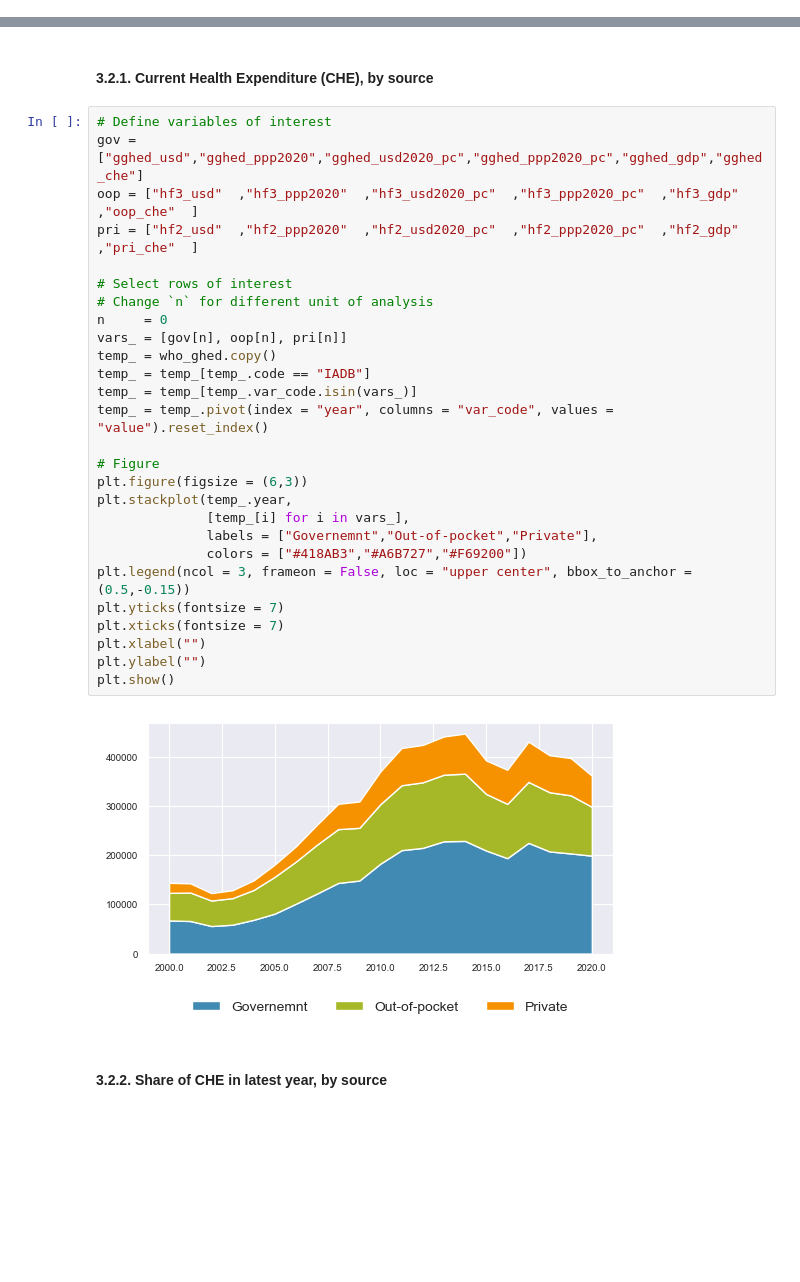
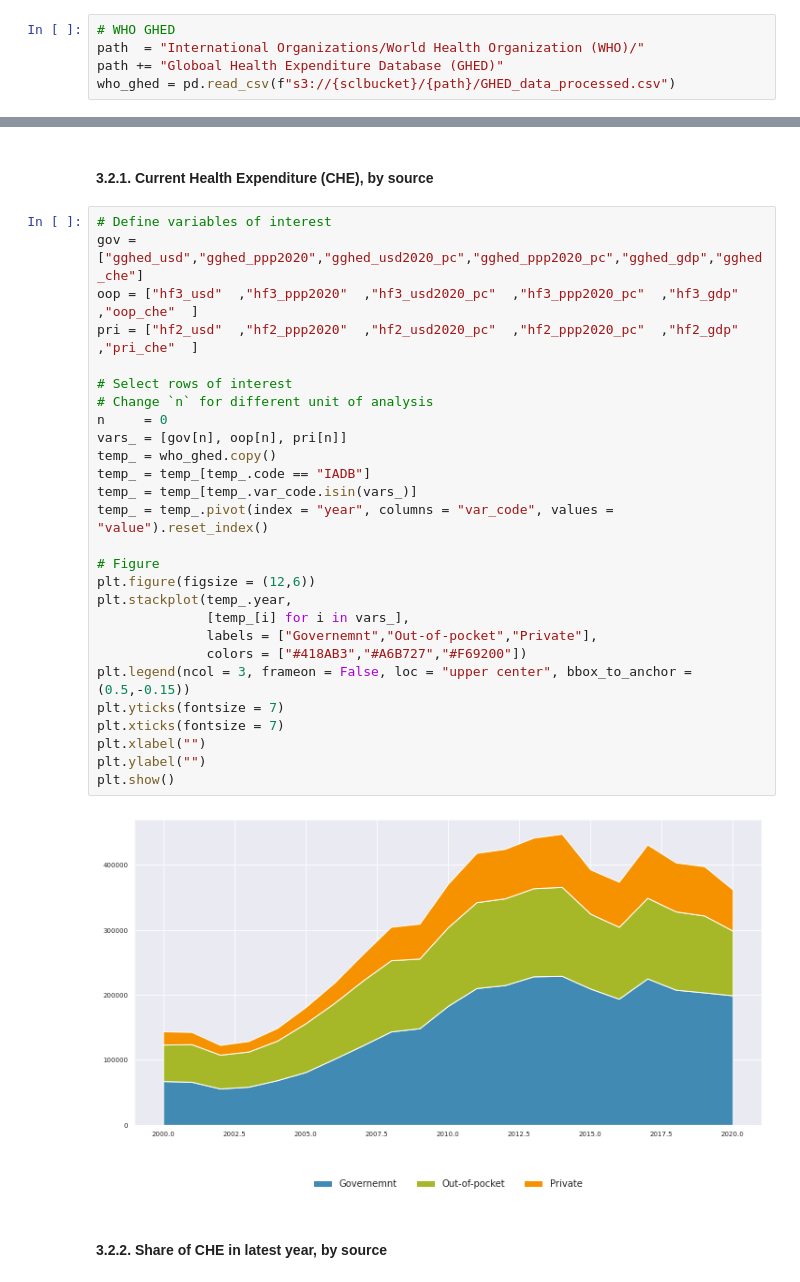
Before and after one commit to BID-DATA/indicators_health_secondary_data, a Jupyter notebook: examples/dashboard-figures.ipynb, the cells around one changed output, grey strips where cells are left out. Drawn from its saved outputs; the diff is of its cells as text; blank space fills up the shorter version.

```diff
--- a/examples/dashboard-figures.ipynb
+++ b/examples/dashboard-figures.ipynb
@@ -63,0 +66,5 @@ who_gho  = pd.read_csv(f"{path}/WHO/GHO/who-gho-indicators.csv")
+# %%
+# WHO GHED
+path  = "International Organizations/World Health Organization (WHO)/"
+path += "Globoal Health Expenditure Database (GHED)"
+who_ghed = pd.read_csv(f"s3://{sclbucket}/{path}/GHED_data_processed.csv")
@@ -151,32 +174,32 @@ bar_plot(temp_,"COUNTRY")
 # %%
 # Define variables of interest
 gov = ["gghed_usd","gghed_ppp2020","gghed_usd2020_pc","gghed_ppp2020_pc","gghed_gdp","gghed_che"]
 oop = ["hf3_usd"  ,"hf3_ppp2020"  ,"hf3_usd2020_pc"  ,"hf3_ppp2020_pc"  ,"hf3_gdp"  ,"oop_che"  ]
 pri = ["hf2_usd"  ,"hf2_ppp2020"  ,"hf2_usd2020_pc"  ,"hf2_ppp2020_pc"  ,"hf2_gdp"  ,"pri_che"  ]
 
 # Select rows of interest
 # Change `n` for different unit of analysis
 n     = 0
 vars_ = [gov[n], oop[n], pri[n]]
 temp_ = who_ghed.copy()
 temp_ = temp_[temp_.code == "IADB"]
 temp_ = temp_[temp_.var_code.isin(vars_)]
 temp_ = temp_.pivot(index = "year", columns = "var_code", values = "value").reset_index()
 
 # Figure
-plt.figure(figsize = (6,3))
+plt.figure(figsize = (12,6))
 plt.stackplot(temp_.year,
               [temp_[i] for i in vars_],
               labels = ["Governemnt","Out-of-pocket","Private"],
               colors = ["#418AB3","#A6B727","#F69200"])
 plt.legend(ncol = 3, frameon = False, loc = "upper center", bbox_to_anchor = (0.5,-0.15))
 plt.yticks(fontsize = 7)
 plt.xticks(fontsize = 7)
 plt.xlabel("")
 plt.ylabel("")
 plt.show()
 # %% [output]
-[figure, old version]
+[figure, new version]
 # %% [markdown]
 #### 3.2.2. Share of CHE in latest year, by source
 # %%
```
Also changed, not shown: parts of 34 cells of this notebook.
